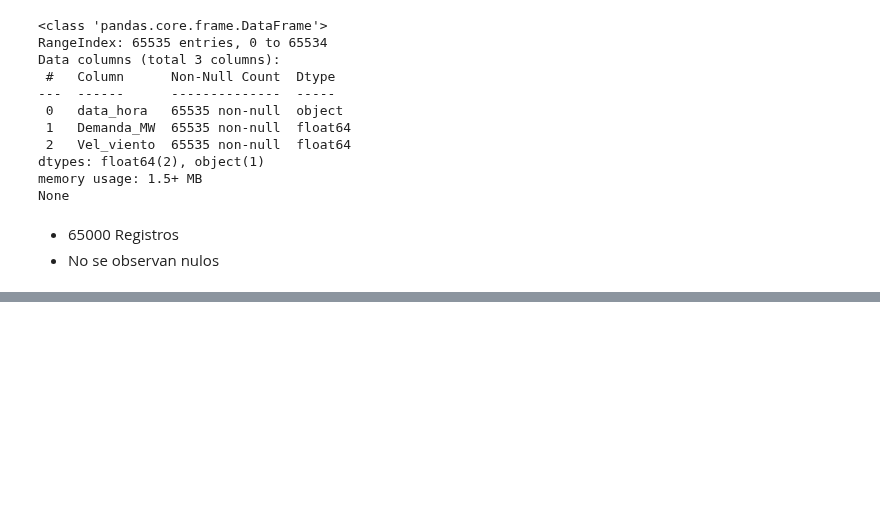
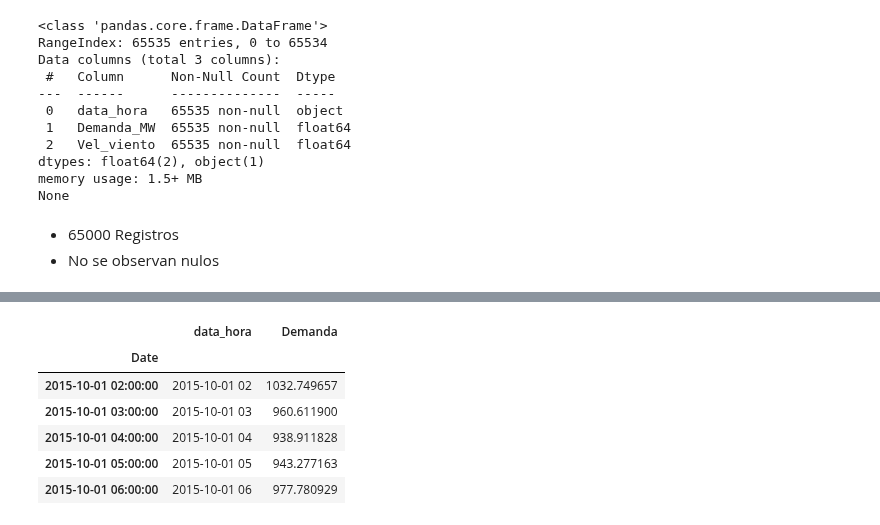
Before and after one commit to AndresMontesDeOca/TimeSeries, a Jupyter notebook: TP1.ipynb, the cells around one changed output, grey strips where cells are left out. Saved outputs shown, nothing was run; the diff lists cells and outputs as text; code cells hidden in the pictures; blank space fills up the shorter version.

```diff
--- a/TP1.ipynb
+++ b/TP1.ipynb
@@ -70,0 +79,22 @@ data.drop(columns='Vel_viento', inplace=True)
+# %%
+# Convertimos la columna "data_hora" a tipo de datos de fecha y hora
+data['Date'] = pd.to_datetime(data['data_hora'], format='%Y-%m-%d %H')
+
+# Renombramos el nombre de las variables
+# data.rename(columns={'Demanda_MW':'Demanda'}, inplace=True)
+
+# La seteamos como Index del Dataset
+data = data.set_index('Date')
+
+# Renombramos la Variable de Demanda
+# data.rename(columns={'Demanda_MW':'Demanda'}, inplace=True)
+
+display(data.head())
+# %% [output]
+|  | data_hora | Demanda |
+| Date |  |  |
+| 2015-10-01 02:00:00 | 2015-10-01 02 | 1032.749657 |
+| 2015-10-01 03:00:00 | 2015-10-01 03 | 960.611900 |
+| 2015-10-01 04:00:00 | 2015-10-01 04 | 938.911828 |
+| 2015-10-01 05:00:00 | 2015-10-01 05 | 943.277163 |
+| 2015-10-01 06:00:00 | 2015-10-01 06 | 977.780929 |
```
Also changed, not shown: parts of 2 cells of this notebook.
